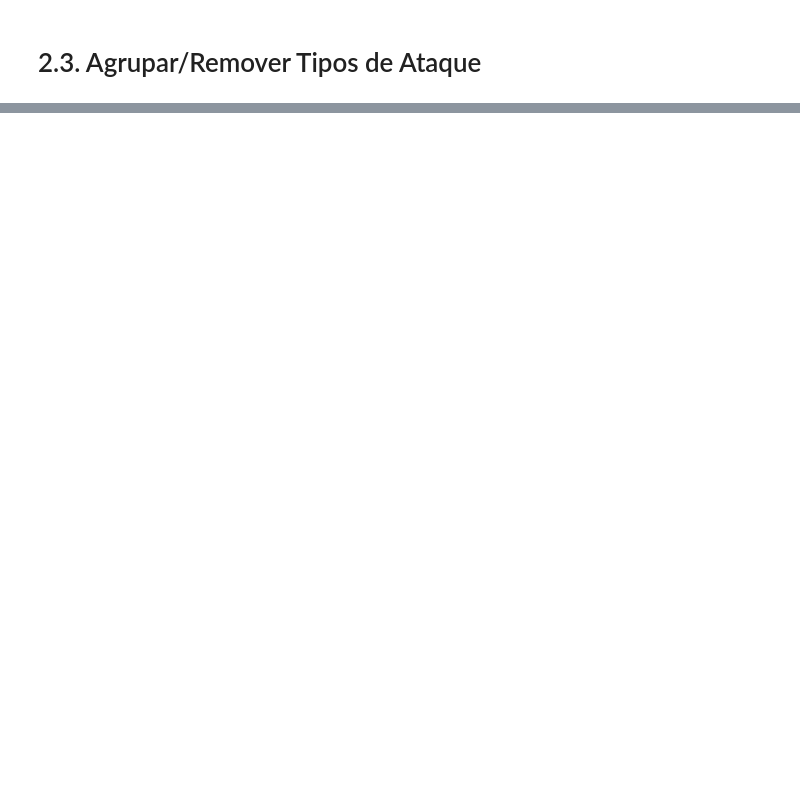
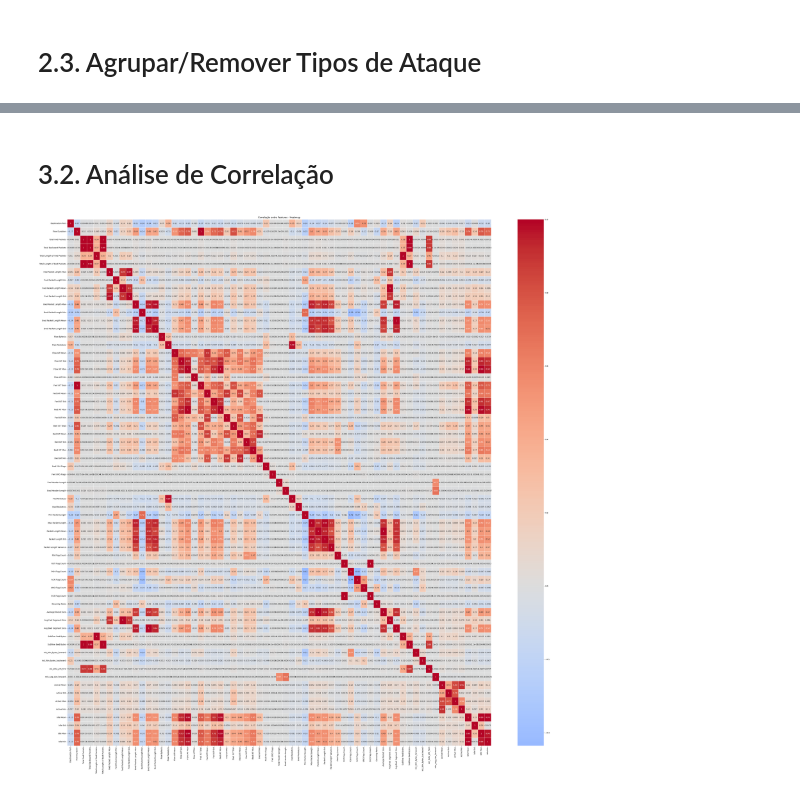
Before and after one commit to dani2308/scadatr, a Jupyter notebook: eda.ipynb, the cells around one changed output, grey strips where cells are left out. Cells and saved outputs as stored; diff of their text form; code cells hidden in the pictures; blank space fills up the shorter version.

```diff
--- a/eda.ipynb
+++ b/eda.ipynb
@@ -479,0 +495,22 @@ data.shape
+# %%
+# Organizar os Ataques por Grupos
+group_mapping = {
+    'BENIGN': 'Tráfego Normal',
+    'DoS Hulk': 'DoS',
+    'DDoS': 'DDoS',
+    'DoS GoldenEye': 'DoS',
+    'DoS slowloris': 'DoS',
+    'DoS Slowhttptest': 'DoS',
+    'PortScan': 'Port Scanning',
+    'FTP-Patator': 'Brute Force',
+    'SSH-Patator': 'Brute Force',
+    'Bot': 'Bots',
+    'Web Attack Brute Force': 'Web Attack',
+    'Web Attack XSS': 'Web Attack',
+    'Web Attack Sql Injection': 'Web Attack',
+    'Infiltration': 'Infiltração',
+    'Heartbleed': 'Variados'
+}
+
+# Mapear para um Novo Grupo
+data['Tipos de Ataque'] = data['Label'].map(group_mapping)
@@ -479,0 +530,3 @@ data.shape
+# %%
+# Drop à coluna 'Label'
+data.drop(columns='Label', inplace=True)
@@ -479,0 +537,3 @@ data.shape
+# %%
+# Remoção das linhas com Valores Irrelevantes
+data.drop(data[(data['Tipos de Ataque'] == 'Infiltração') | (data['Tipos de Ataque'] == 'Variados')].index, inplace=True)
@@ -479,0 +585,8 @@ data.shape
+# %% [markdown]
+# 3.2. Análise de Correlação
+# %%
+# Análise de Correlação
+numeric_features, categorical_features = get_feature_types(data)
+high_corr = correlation_analysis(data, numeric_features)
+# %% [output]
+[figure, added]
```
Also changed, not shown: parts of 51 cells of this notebook, 1 other file.
